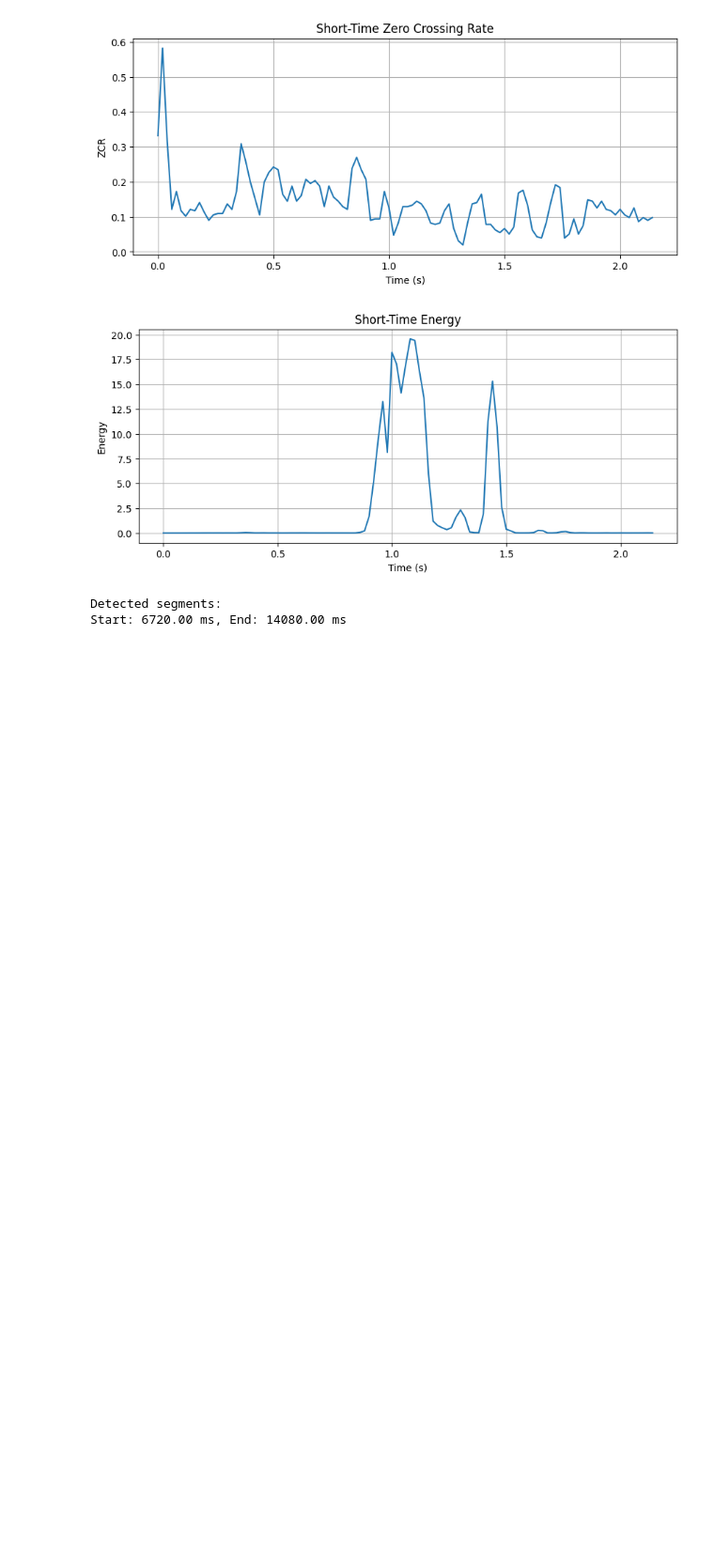
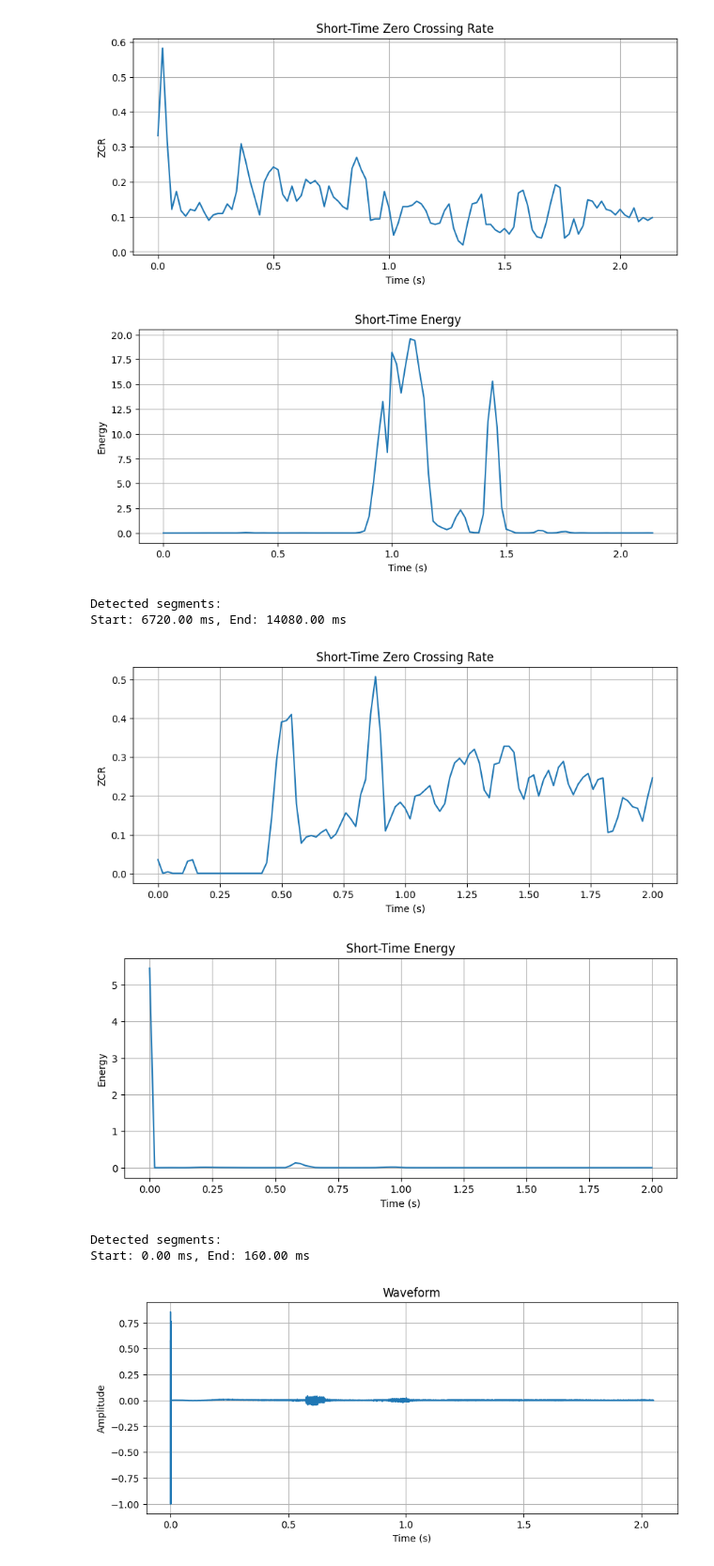
Before and after one commit to xht03/DSP, a Jupyter notebook: HW3/VAD.ipynb, the cells around one changed output. Shown at 94% size. Cells and saved outputs as stored; diff of their text form; code cells hidden in the pictures; blank space fills up the shorter version.

```diff
--- a/HW3/VAD.ipynb
+++ b/HW3/VAD.ipynb
@@ -147,3 +147,41 @@ for start, end in segments:
 [figure]
 Detected segments:
 Start: 6720.00 ms, End: 14080.00 ms
+# %%
+def readDat(filepath):
+    # 使用16位有符号整数(int16)格式读取原始数据
+    y = np.fromfile(filepath, dtype=np.int16)
+    # 将整数值归一化到[-1, 1]范围
+    y = y.astype(np.float32) / 32768.0
+    return y
+# %%
+y = readDat('21307130052_00_19.dat')
+# %%
+zrcs = short_time_zcr(y, win=256, step=160)
+visualize_zcr(y, 8000, win=256, step=160)
+
+energy = short_time_energy(y, win=256, step=160)
+visualize_energy(y, 8000, win=256, step=160)
+
+segments = vad(y, sr=8000, win=256, step=160, energy_ratio=0.2, zcr_thresh=0.15, silence_duration=0.2)
+print("Detected segments:")
+for start, end in segments:
+    print(f"Start: {start:.2f} ms, End: {end:.2f} ms")
+
+# 绘制音频波形
+def plot_waveform(y, sr):
+    plt.figure(figsize=(10, 4))
+    plt.plot(np.arange(len(y)) / sr, y)
+    plt.title('Waveform')
+    plt.xlabel('Time (s)')
+    plt.ylabel('Amplitude')
+    plt.grid()
+    plt.show()
+
+plot_waveform(y, 8000)
+# %% [output]
+[figure, added]
+[figure, added]
+Detected segments:
+Start: 0.00 ms, End: 160.00 ms
+[figure, added]
```
Also changed, not shown: 2 other files.
